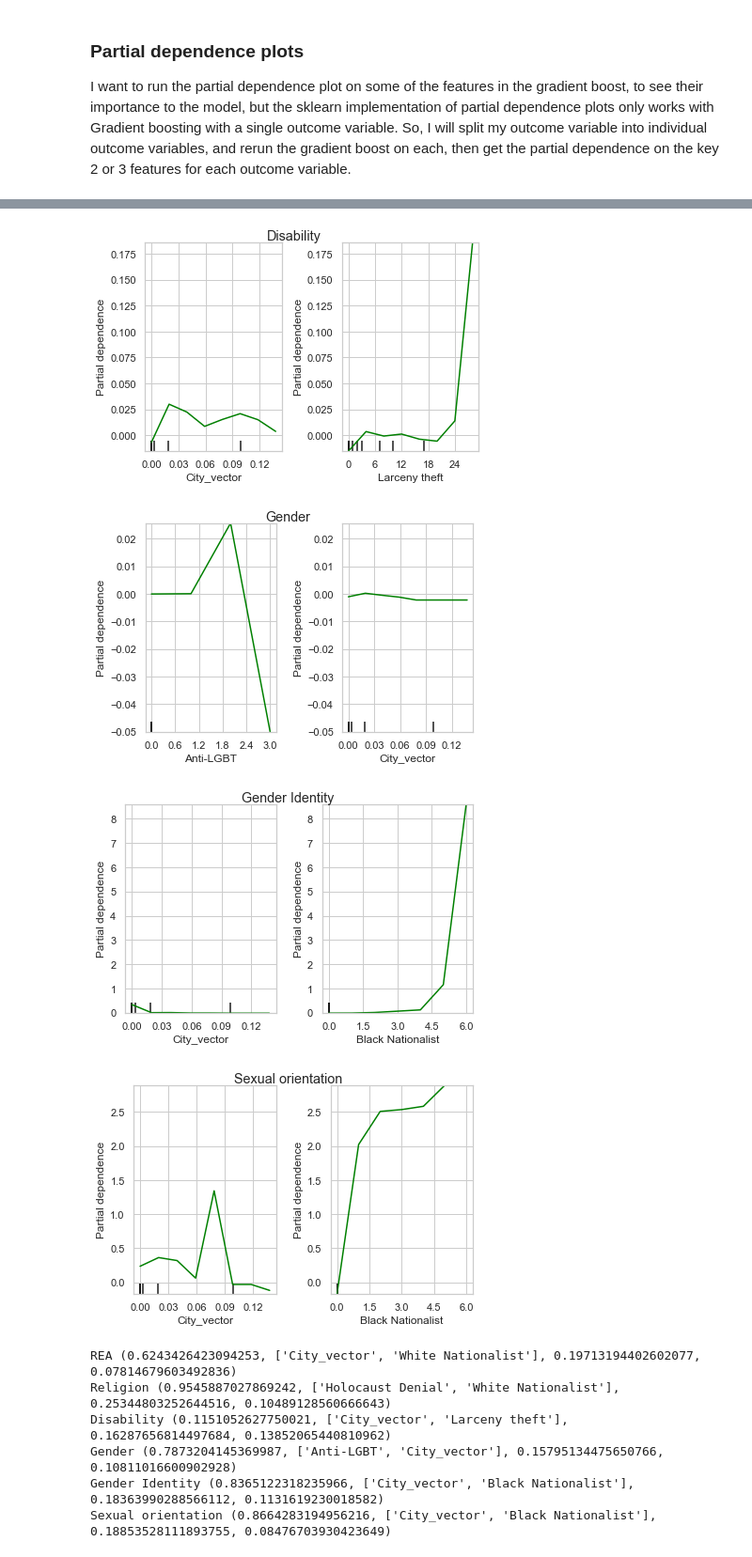
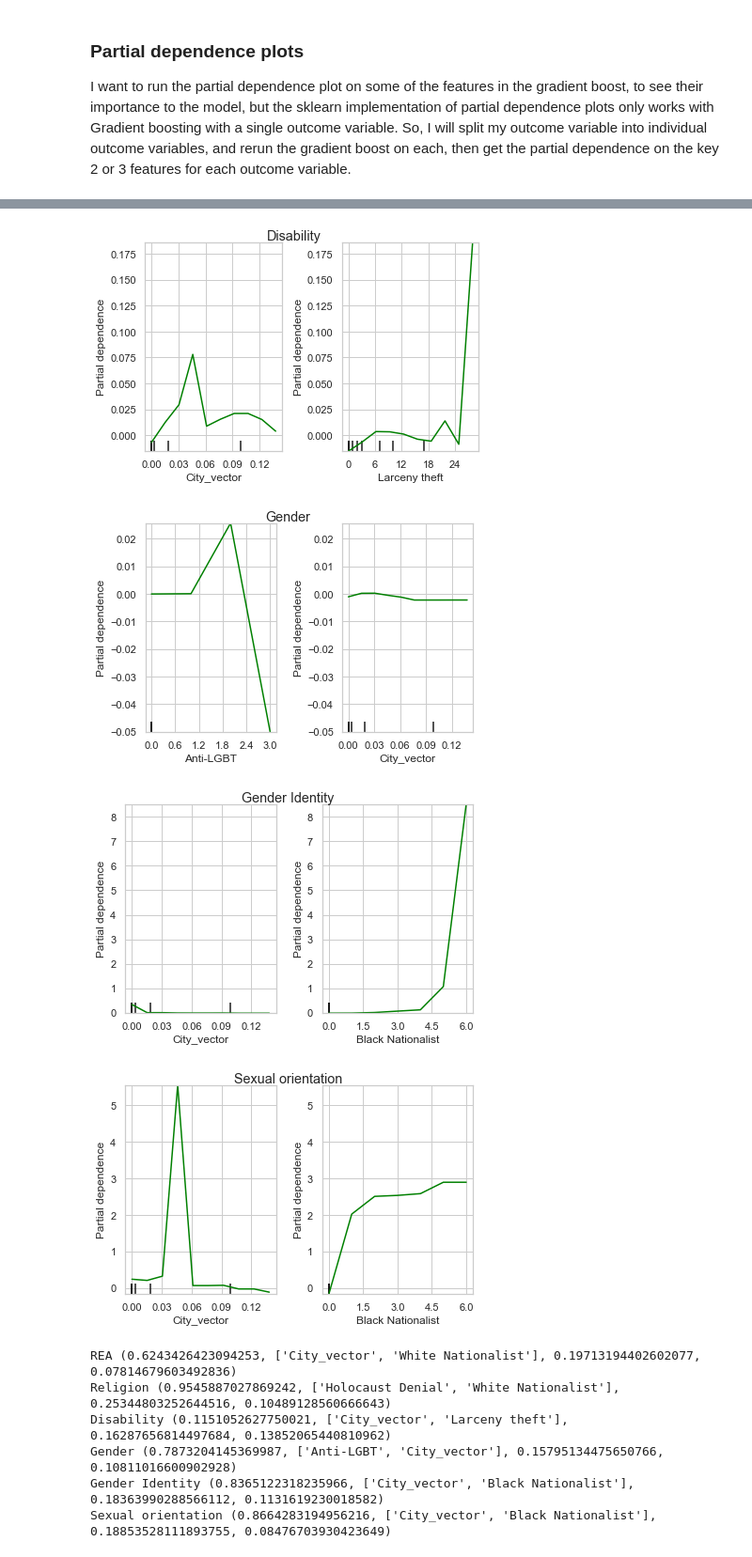
Before and after one commit to gemmaaa/capstone_projects, a Jupyter notebook: Hate_in_USA_Summary.ipynb, the cells around one changed output, grey strips where cells are left out. Shown at 94% size. Drawn from its saved outputs; the diff is of its cells as text; code cells hidden in the pictures.

```diff
--- a/Hate_in_USA_Summary.ipynb
+++ b/Hate_in_USA_Summary.ipynb
@@ -1286,7 +1286,7 @@ single_y = {}
 cols = y_reduced_train.columns.values
 
 for col in cols:
-    single_y[col] = y_reduced_train[col]
+    single_ya[col] = y_reduced_train[col]
 
 # using the model as defined before
 
@@ -1330,7 +1330,7 @@ for reqm in range(len(cols)):
                                        X=X_reduced_train,     # raw predictors data.
                                       feature_names=X_reduced_train.columns.values,
                                       # labels on graphs
-                                       grid_resolution=8)
+                                       grid_resolution=10)
     plt.suptitle(cols[reqm])
     plt.tight_layout()
     plt.show()
@@ -1340,7 +1340,7 @@ for reqm in range(len(cols)):
-[figure, old version]
+[figure, new version]
 [figure]
 [figure]
-[figure, old version]
+[figure, new version]
 # %%
 for key, value in d.items():
     print(key, value)
```
Also changed, not shown: parts of 7 cells of this notebook, 2 other files.
